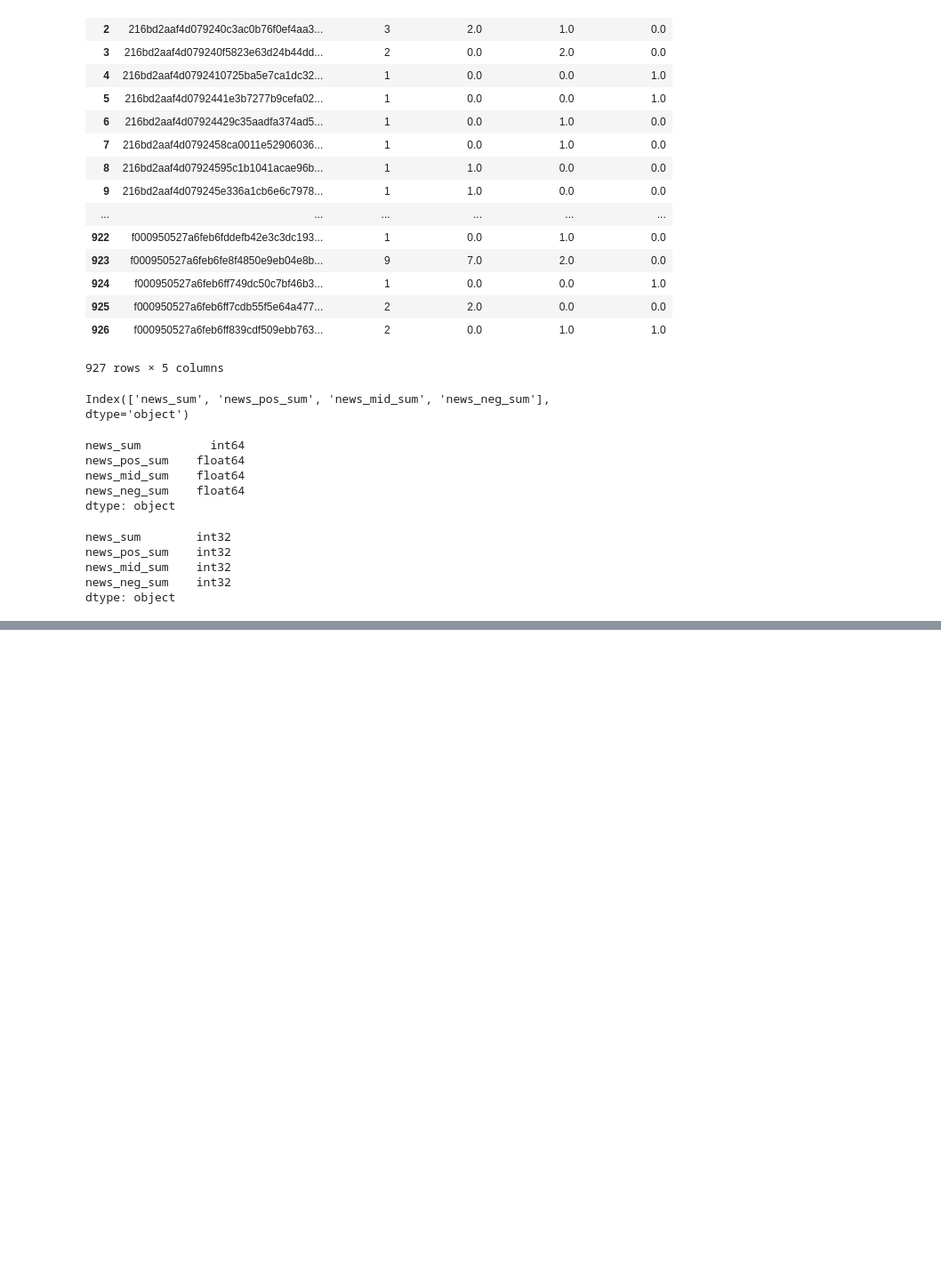
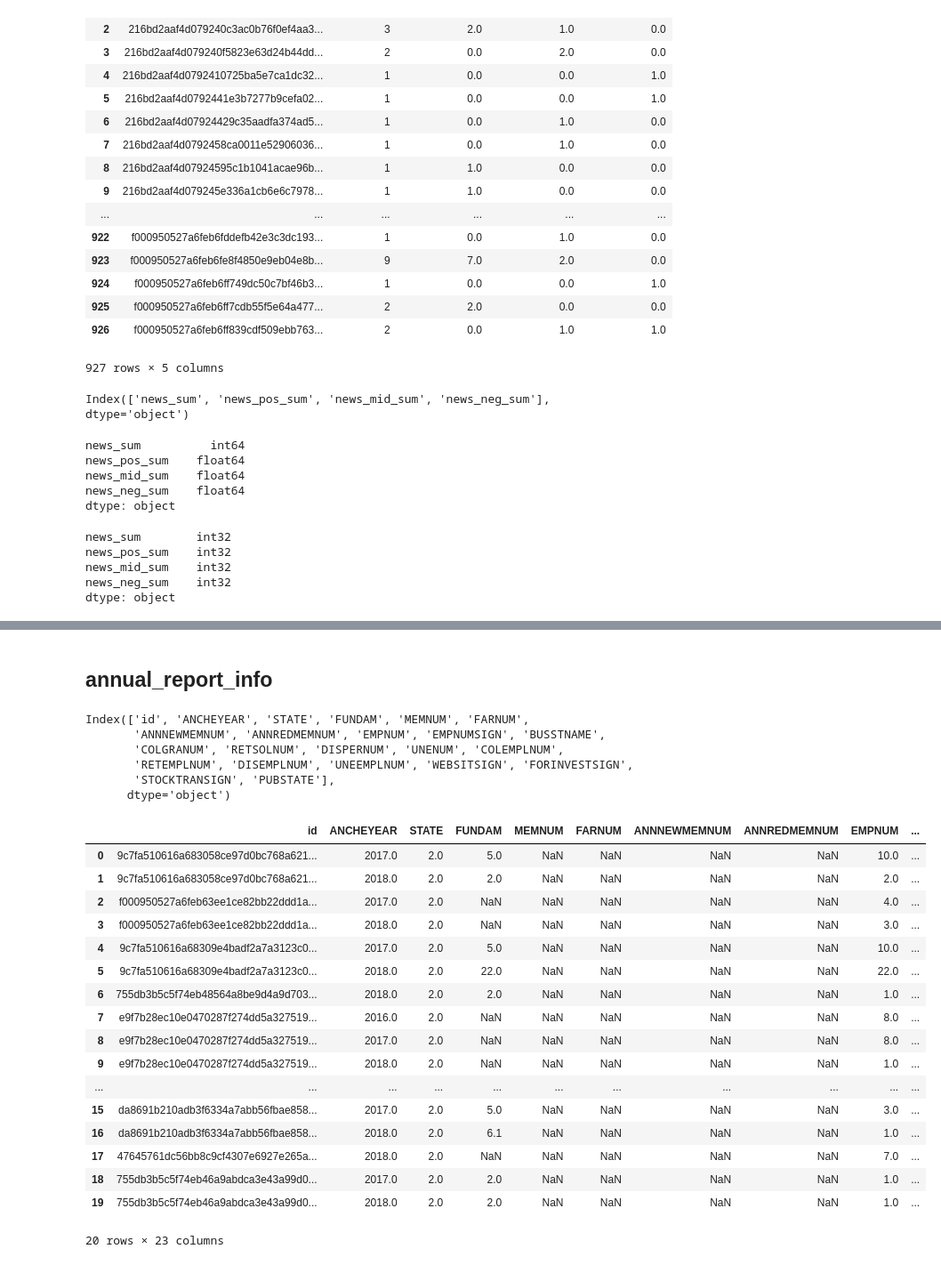
Before and after one commit to Explore16/datafountain_ccf, a Jupyter notebook: code/fea_explore.ipynb, the cells around one changed output, grey strips where cells are left out. Shown: that part at 89% size. Cells and saved outputs as stored; diff of their text form; code cells hidden in the pictures; blank space fills up the shorter version.

```diff
--- a/code/fea_explore.ipynb
+++ b/code/fea_explore.ipynb
@@ -336,0 +405,34 @@ df_new_info.to_csv('../code/fea_explore/news_info.csv')
+# %% [markdown]
+## annual_report_info
+# %%
+annual_report_info = load_csv('../ccf_data/annual_report_info.csv', converters={'id': str})
+# %%
+annual_report_info.columns
+# %% [output]
+Index(['id', 'ANCHEYEAR', 'STATE', 'FUNDAM', 'MEMNUM', 'FARNUM',
+       'ANNNEWMEMNUM', 'ANNREDMEMNUM', 'EMPNUM', 'EMPNUMSIGN', 'BUSSTNAME',
+       'COLGRANUM', 'RETSOLNUM', 'DISPERNUM', 'UNENUM', 'COLEMPLNUM',
+       'RETEMPLNUM', 'DISEMPLNUM', 'UNEEMPLNUM', 'WEBSITSIGN', 'FORINVESTSIGN',
+       'STOCKTRANSIGN', 'PUBSTATE'],
+      dtype='object')
+# %%
+annual_report_info.head(20)
+# %% [output]
+|  | id | ANCHEYEAR | STATE | FUNDAM | MEMNUM | FARNUM | ANNNEWMEMNUM | ANNREDMEMNUM | EMPNUM | ... |
+| 0 | 9c7fa510616a683058ce97d0bc768a621... | 2017.0 | 2.0 | 5.0 | NaN | NaN | NaN | NaN | 10.0 | ... |
+| 1 | 9c7fa510616a683058ce97d0bc768a621... | 2018.0 | 2.0 | 2.0 | NaN | NaN | NaN | NaN | 2.0 | ... |
+| 2 | f000950527a6feb63ee1ce82bb22ddd1a... | 2017.0 | 2.0 | NaN | NaN | NaN | NaN | NaN | 4.0 | ... |
+| 3 | f000950527a6feb63ee1ce82bb22ddd1a... | 2018.0 | 2.0 | NaN | NaN | NaN | NaN | NaN | 3.0 | ... |
+| 4 | 9c7fa510616a68309e4badf2a7a3123c0... | 2017.0 | 2.0 | 5.0 | NaN | NaN | NaN | NaN | 10.0 | ... |
+| 5 | 9c7fa510616a68309e4badf2a7a3123c0... | 2018.0 | 2.0 | 22.0 | NaN | NaN | NaN | NaN | 22.0 | ... |
+| 6 | 755db3b5c5f74eb48564a8be9d4a9d703... | 2018.0 | 2.0 | 2.0 | NaN | NaN | NaN | NaN | 1.0 | ... |
+| 7 | e9f7b28ec10e0470287f274dd5a327519... | 2016.0 | 2.0 | NaN | NaN | NaN | NaN | NaN | 8.0 | ... |
+| 8 | e9f7b28ec10e0470287f274dd5a327519... | 2017.0 | 2.0 | NaN | NaN | NaN | NaN | NaN | 8.0 | ... |
+| 9 | e9f7b28ec10e0470287f274dd5a327519... | 2018.0 | 2.0 | NaN | NaN | NaN | NaN | NaN | 1.0 | ... |
+| ... | ... | ... | ... | ... | ... | ... | ... | ... | ... | ... |
+| 15 | da8691b210adb3f6334a7abb56fbae858... | 2017.0 | 2.0 | 5.0 | NaN | NaN | NaN | NaN | 3.0 | ... |
+| 16 | da8691b210adb3f6334a7abb56fbae858... | 2018.0 | 2.0 | 6.1 | NaN | NaN | NaN | NaN | 1.0 | ... |
+| 17 | 47645761dc56bb8c9cf4307e6927e265a... | 2018.0 | 2.0 | NaN | NaN | NaN | NaN | NaN | 7.0 | ... |
+| 18 | 755db3b5c5f74eb46a9abdca3e43a99d0... | 2017.0 | 2.0 | 2.0 | NaN | NaN | NaN | NaN | 1.0 | ... |
+| 19 | 755db3b5c5f74eb46a9abdca3e43a99d0... | 2018.0 | 2.0 | 2.0 | NaN | NaN | NaN | NaN | 1.0 | ... |
+20 rows × 23 columns
```
Also changed, not shown: parts of 19 cells of this notebook, 6 other files.
